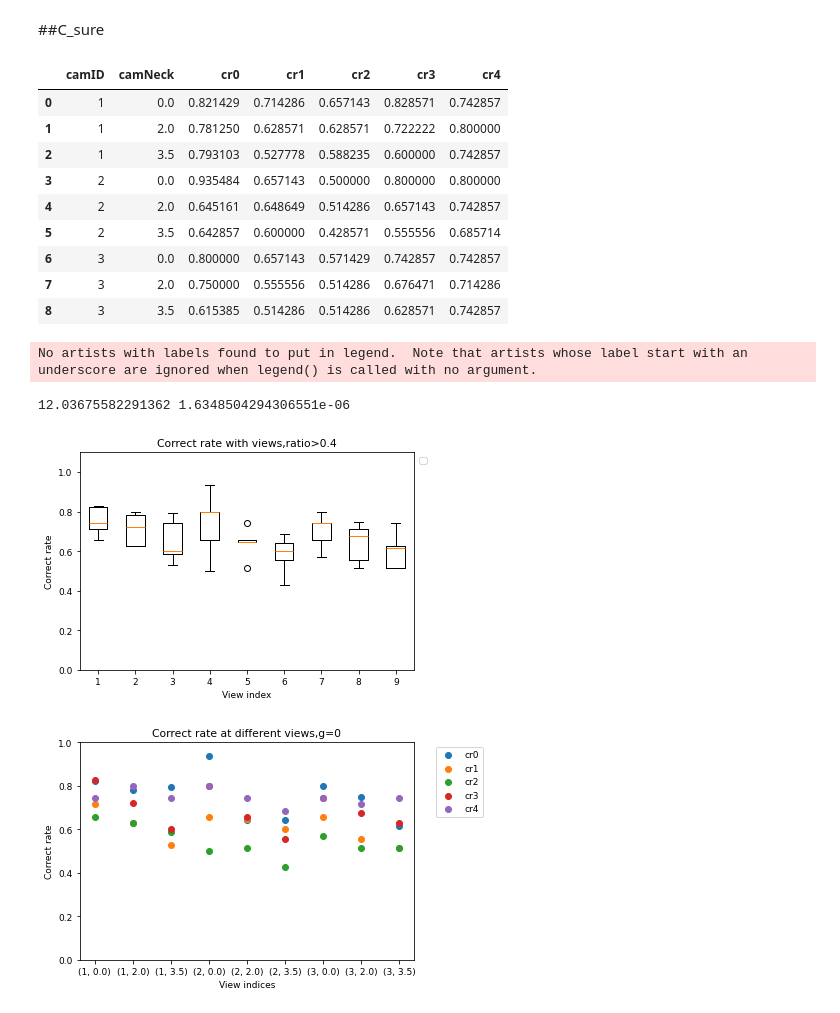
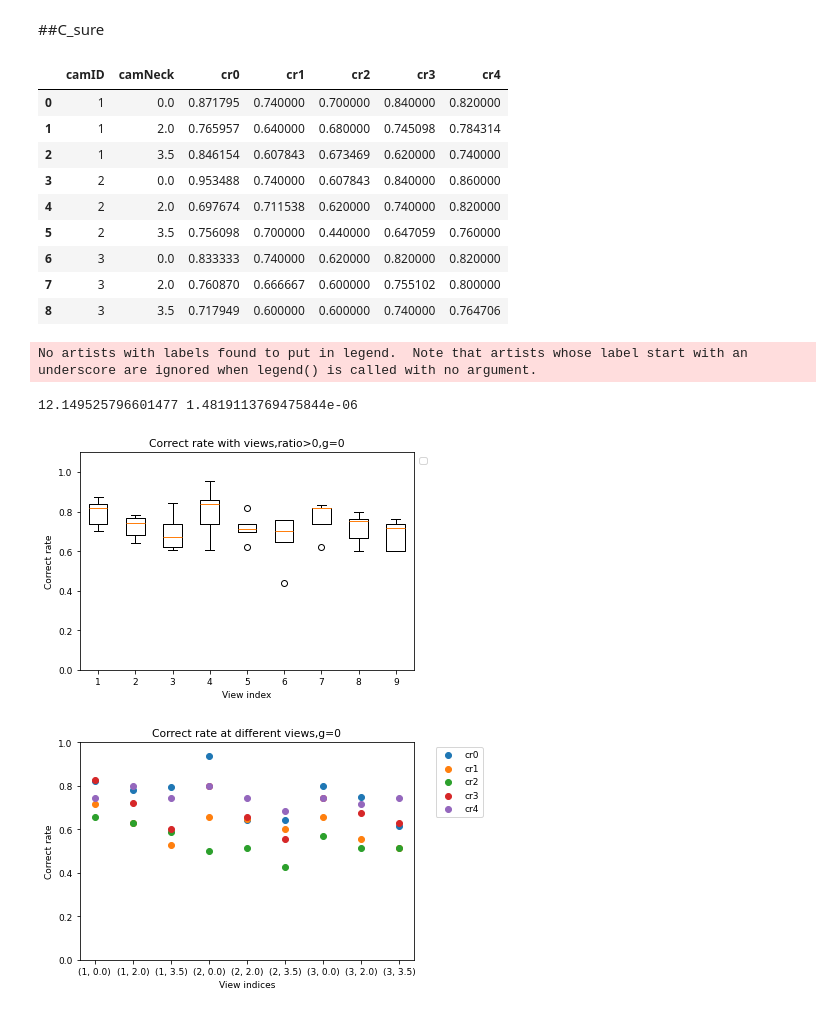
Before and after one commit to ZHTis/count, a Jupyter notebook: datacolin/datacolin.ipynb, the cells around one changed output. Drawn from its saved outputs; the diff is of its cells as text; code cells hidden in the pictures.

```diff
--- a/datacolin/datacolin.ipynb
+++ b/datacolin/datacolin.ipynb
@@ -86,0 +157,11 @@ rtlist_(1)[0]
+# %%
+for i in range(0,len(df_pon_behaviorC)):
+    r = rtlist_(i)[0].copy().groupby(['ratio'])['rT']
+    keys = list(r.groups.keys())
+
+    x = []
+    for i in range(0,len(keys)):
+        xx=r.get_group(keys[i]).to_numpy()
+        x.append(xx)
+    s1,p1 = stats.f_oneway(*x)
+    print(s1,p1)
@@ -86,0 +174,11 @@ rtlist_(1)[0]
+# %%
+for i in range(0,len(df_pon_behaviorC)):
+    r = rtlist_(i)[0].copy().groupby(['isCorrect'])['rT']
+    keys = list(r.groups.keys())
+
+    x = []
+    for i in range(0,len(keys)):
+        xx=r.get_group(keys[i]).to_numpy()
+        x.append(xx)
+    s1,p1 = stats.f_oneway(*x)
+    print(s1,p1)
@@ -566,8 +670,8 @@ print(f,p)
 
 cr_id_n_g_i = []
 for i in range(0,len(df_pon_behaviorC)):
-    x0 = crlist_(i)[0].copy() ##
-    x0  = x0.loc[x0['ratio']>0.4] ##
+    x0 = crlist_(i)[1].copy() ##
+    x0  = x0.loc[x0['ratio']>0] ##
     x=x0.groupby(['camID','camNeck'])['isCorrect'].mean().to_frame()
     #print(x0.groupby(['camID','camNeck'])['isCorrect'].count())
     x[f'cr{i}'] = x['isCorrect']
@@ -582,36 +686,36 @@ c_sure = c
 c_sure
 # %% [output]
 |  | camID | camNeck | cr0 | cr1 | cr2 | cr3 | cr4 |
-| 0 | 1 | 0.0 | 0.821429 | 0.714286 | 0.657143 | 0.828571 | 0.742857 |
-| 1 | 1 | 2.0 | 0.781250 | 0.628571 | 0.628571 | 0.722222 | 0.800000 |
-| 2 | 1 | 3.5 | 0.793103 | 0.527778 | 0.588235 | 0.600000 | 0.742857 |
-| 3 | 2 | 0.0 | 0.935484 | 0.657143 | 0.500000 | 0.800000 | 0.800000 |
-| 4 | 2 | 2.0 | 0.645161 | 0.648649 | 0.514286 | 0.657143 | 0.742857 |
-| 5 | 2 | 3.5 | 0.642857 | 0.600000 | 0.428571 | 0.555556 | 0.685714 |
-| 6 | 3 | 0.0 | 0.800000 | 0.657143 | 0.571429 | 0.742857 | 0.742857 |
-| 7 | 3 | 2.0 | 0.750000 | 0.555556 | 0.514286 | 0.676471 | 0.714286 |
-| 8 | 3 | 3.5 | 0.615385 | 0.514286 | 0.514286 | 0.628571 | 0.742857 |
+| 0 | 1 | 0.0 | 0.871795 | 0.740000 | 0.700000 | 0.840000 | 0.820000 |
+| 1 | 1 | 2.0 | 0.765957 | 0.640000 | 0.680000 | 0.745098 | 0.784314 |
+| 2 | 1 | 3.5 | 0.846154 | 0.607843 | 0.673469 | 0.620000 | 0.740000 |
+| 3 | 2 | 0.0 | 0.953488 | 0.740000 | 0.607843 | 0.840000 | 0.860000 |
+| 4 | 2 | 2.0 | 0.697674 | 0.711538 | 0.620000 | 0.740000 | 0.820000 |
+| 5 | 2 | 3.5 | 0.756098 | 0.700000 | 0.440000 | 0.647059 | 0.760000 |
+| 6 | 3 | 0.0 | 0.833333 | 0.740000 | 0.620000 | 0.820000 | 0.820000 |
+| 7 | 3 | 2.0 | 0.760870 | 0.666667 | 0.600000 | 0.755102 | 0.800000 |
+| 8 | 3 | 3.5 | 0.717949 | 0.600000 | 0.600000 | 0.740000 | 0.764706 |
 # %%
 
 cr_cams = c_sure.drop(columns=['camNeck','camID']).to_numpy()
 fs,ps = stats.f_oneway(*cr_cams.T)
 print(fs,ps)
 
 # 机位显示差异
 plt.boxplot(cr_cams.T)
 
-plt.title('Correct rate with views')##
+plt.title('Correct rate with views,ratio>0,g=0')##
 
 plt.xlabel('View index')
 plt.ylabel('Correct rate')
 plt.ylim(0,1.1)
 plt.legend(loc = 'best',bbox_to_anchor=(1.05, 1))
 plt.rcParams['font.size'] = 9
 plt.show()
 # %% [output]
 No artists with labels found to put in legend.  Note that artists whose label start with an underscore are ignored when legend() is called with no argument.
-12.03675582291362 1.6348504294306551e-06
+12.149525796601477 1.4819113769475844e-06
-[figure, old version]
+[figure, new version]
 # %%
 x =c.shape[0]
 
```
Also changed, not shown: parts of 5 cells of this notebook, 1 other file.
